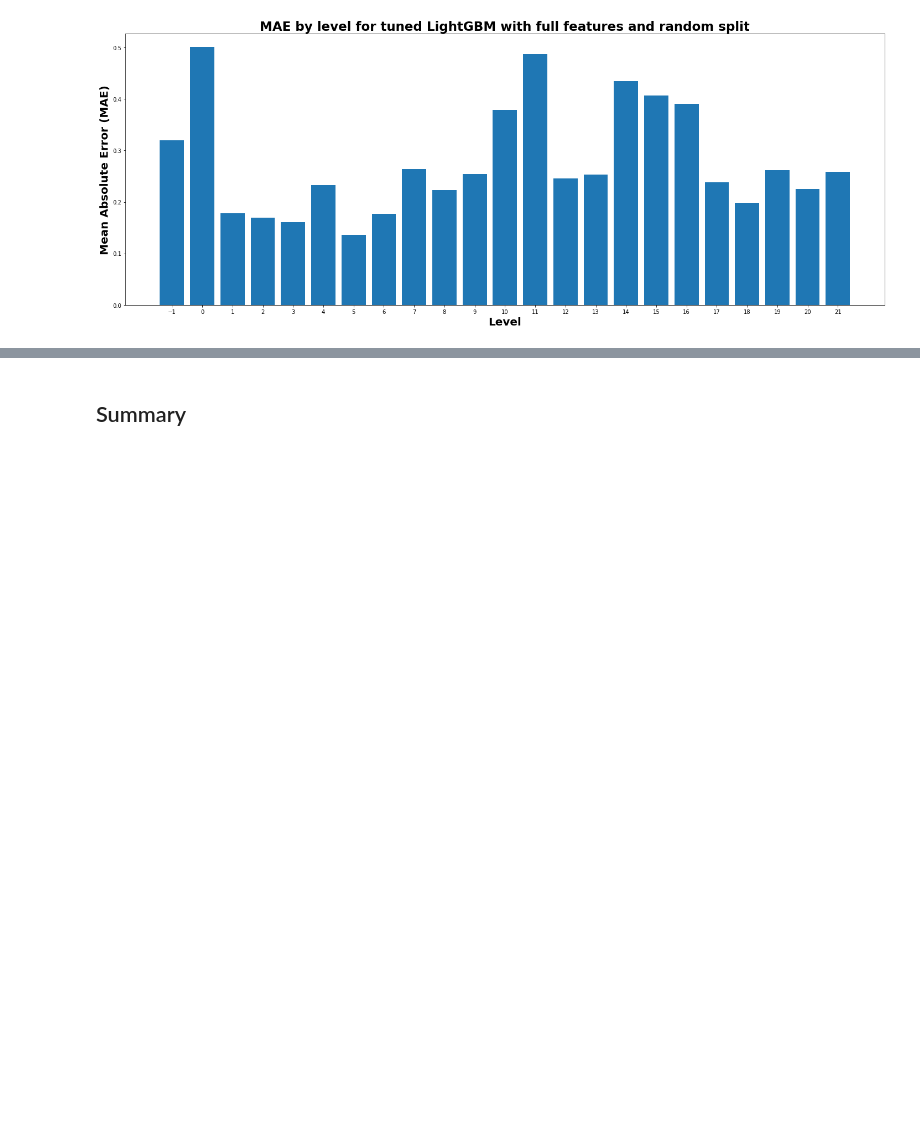
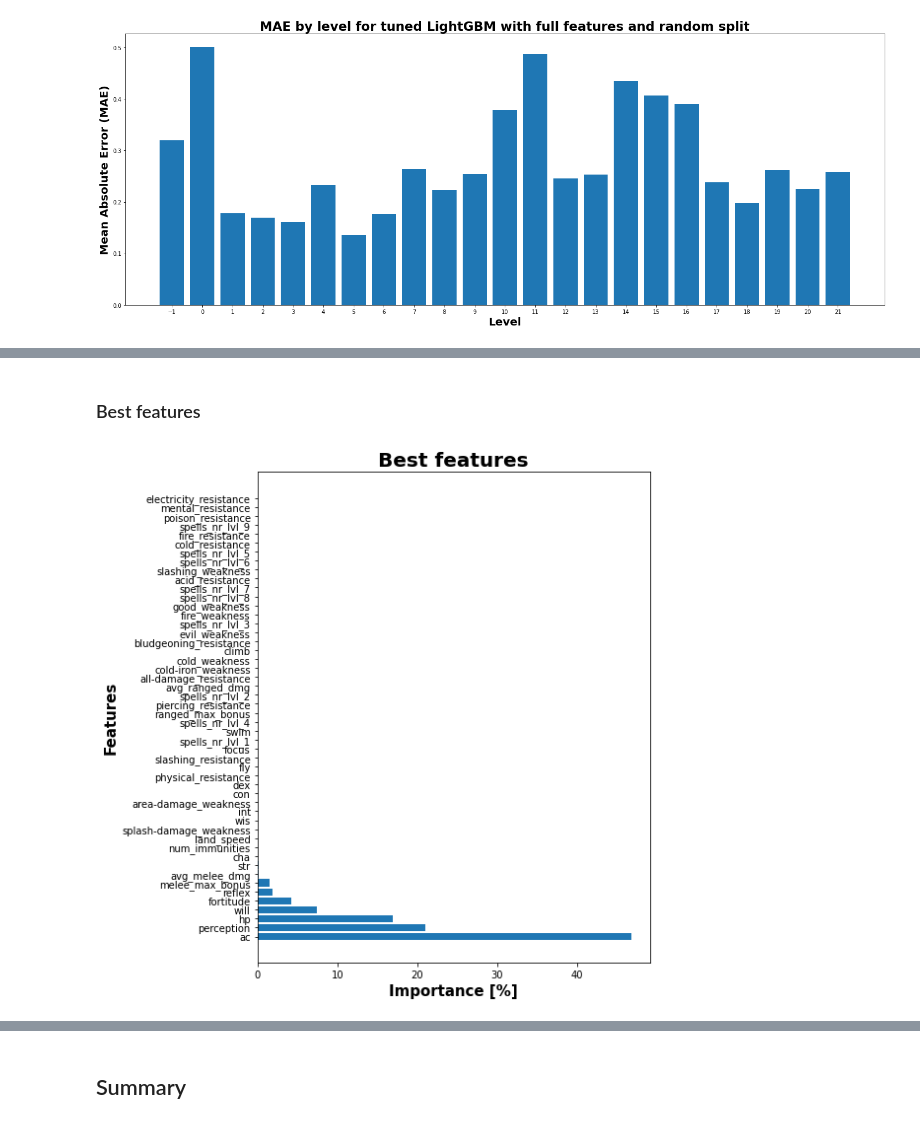
Before and after one commit to Paulina100/ML-for-TTRPG-game-design, a Jupyter notebook: notebooks/models/lightgbm/lightgbm_full.ipynb, the cells around one changed output, grey strips where cells are left out. Cells and saved outputs as stored; diff of their text form; code cells hidden in the pictures; blank space fills up the shorter version.

Commit message:
Added feature importance

```diff
--- a/notebooks/models/lightgbm/lightgbm_full.ipynb
+++ b/notebooks/models/lightgbm/lightgbm_full.ipynb
@@ -808,0 +831,22 @@ plot_confusion_matrix(
+# %% [markdown]
+### Best features
+# %%
+lgb_importances = lgb_tuned.feature_importance(importance_type="gain")
+lgb_importances = (lgb_importances / lgb_importances.sum()) * 100
+feature_names = lgb_tuned.feature_name()
+
+
+data = list(zip(lgb_importances, feature_names))
+sorted_data = sorted(data, key=lambda x: x[0], reverse=True)
+lgb_importances, feature_names = zip(*sorted_data)
+
+plt.figure(figsize=(8, 8))
+plt.barh(feature_names, lgb_importances)
+plt.xlabel("Importance [%]", fontweight="bold", fontsize=15)
+plt.ylabel("Features", fontweight="bold", fontsize=15)
+plt.title("Best features", fontweight="bold", fontsize=20)
+plt.tight_layout()
+
+plt.show()
+# %% [output]
+[figure, added]
```
Also changed, not shown: parts of 18 cells of this notebook, 1 other file.
